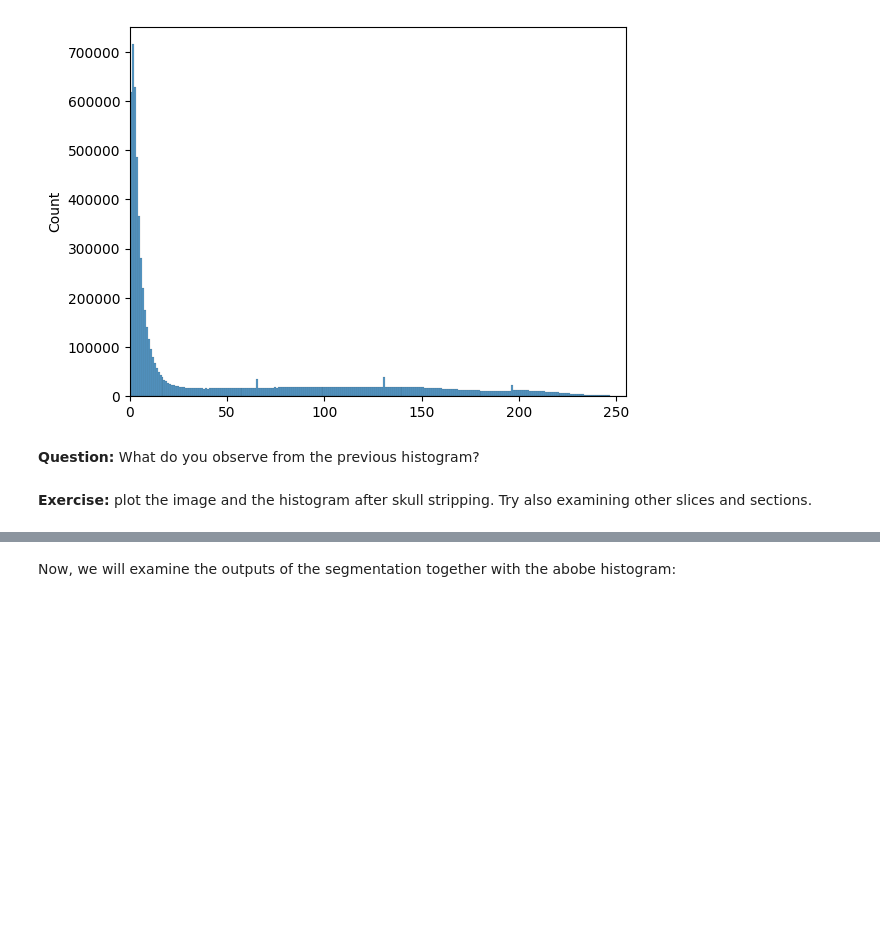
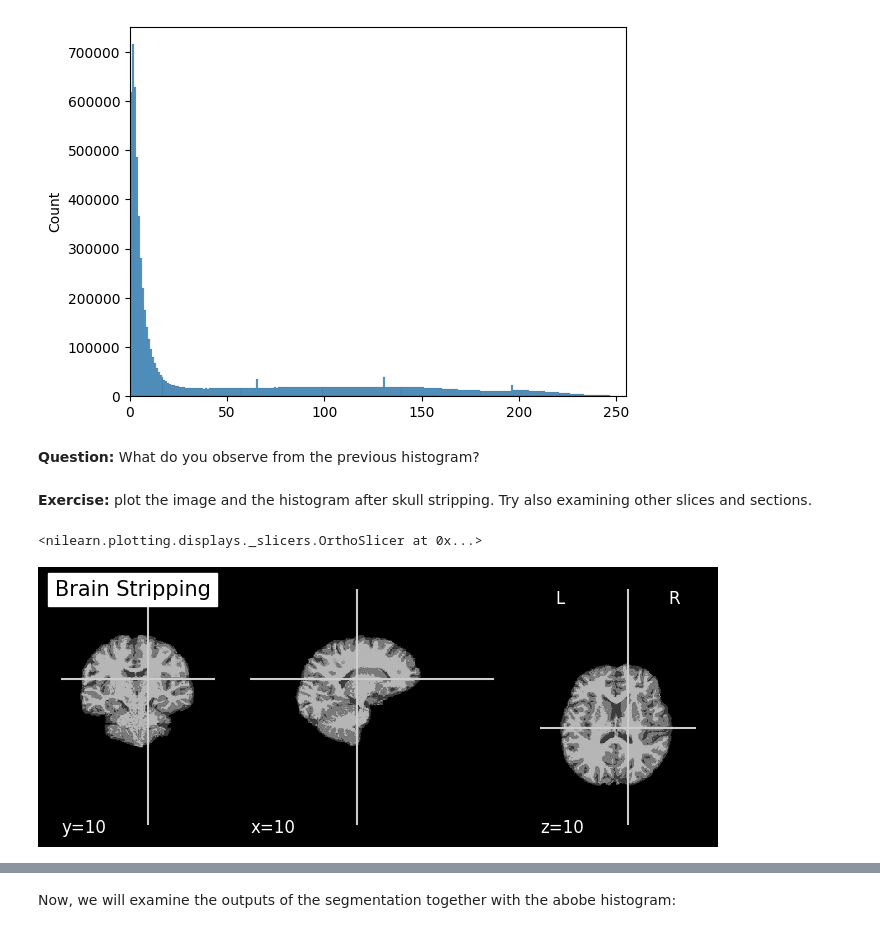
Before and after one commit to AimbotParce/Medical-Imaging, a Jupyter notebook: Lab 2/lab_2.ipynb, the cells around one changed output, grey strips where cells are left out. Cells and saved outputs as stored; diff of their text form; code cells hidden in the pictures; blank space fills up the shorter version.

```diff
--- a/Lab 2/lab_2.ipynb
+++ b/Lab 2/lab_2.ipynb
@@ -249,0 +248,7 @@ plt.xlim([0, 255])
+# %%
+stripped_img = nib.load('data/example_T1_brain_seg.nii.gz')
+T1_brain_data = stripped_img.get_fdata()
+plotting.plot_anat(stripped_img, title="Brain Stripping", cut_coords=cut_coords)
+# %% [output]
+<nilearn.plotting.displays._slicers.OrthoSlicer at 0x...>
+[figure, added]
```
Also changed, not shown: parts of 14 cells of this notebook.
